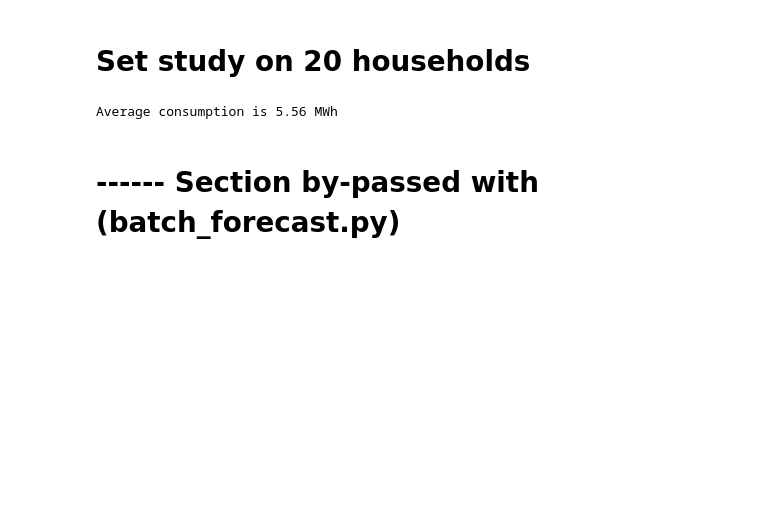
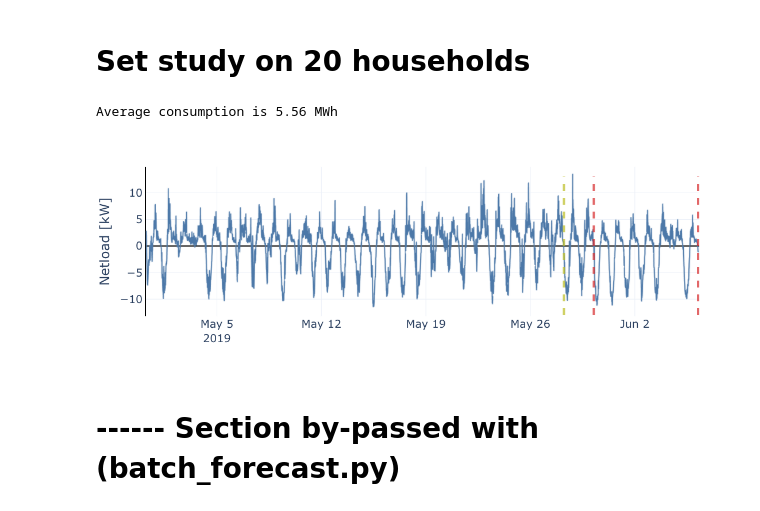
Before and after one commit to Jonathan56/supplementary_thesis, a Jupyter notebook: 4_chapter/MPC_1 V2.0.ipynb, the cells around one changed output. Cells and saved outputs as stored; diff of their text form; code cells hidden in the pictures; blank space fills up the shorter version.

```diff
--- a/4_chapter/MPC_1 V2.0.ipynb
+++ b/4_chapter/MPC_1 V2.0.ipynb
@@ -106,35 +108,37 @@ fig.add_shape(
  x0=start, x1=start, y0=-13, y1=13,
  line={'dash': 'dash', 'width': 4,
        'color': 'rgba(214, 39, 40, 0.7)'})
 
 # Red dashed line
 fig.add_shape(
  type='line',
  x0=start+full_horizon-deltat,
  x1=start+full_horizon-deltat, y0=-13, y1=13,
  line={'dash': 'dash', 'width': 4,
        'color': 'rgba(214, 39, 40, 0.7)'})
 
 # Red dashed line
 fig.add_shape(
  type='line',
  x0=start_calibrate,
  x1=start_calibrate, y0=-13, y1=13,
  line={'dash': 'dash', 'width': 4,
        'color': 'rgba(188, 189, 34, 0.7)'})
 
 fig.update_layout(
     layout,
     height=400,
     width=1100,
     showlegend=False,
     xaxis_title="",
     yaxis_title="Netload [kW]",
     yaxis_showline=True, yaxis_linewidth=2, yaxis_linecolor='black',
     xaxis_showline=False, xaxis_linewidth=2, xaxis_linecolor='black',
     xaxis_tickangle=0)
-fig.show()
-fig.write_image(f"results/mpc_inputs.svg")
+fig.show(renderer="png")
+#fig.write_image(f"results/mpc_inputs.svg")
+# %% [output]
+[figure, added]
 # %% [markdown]
 # ------ Section by-passed with (batch_forecast.py)
 # %% [markdown]
```
Also changed, not shown: parts of 16 cells of this notebook, 6 other files.
